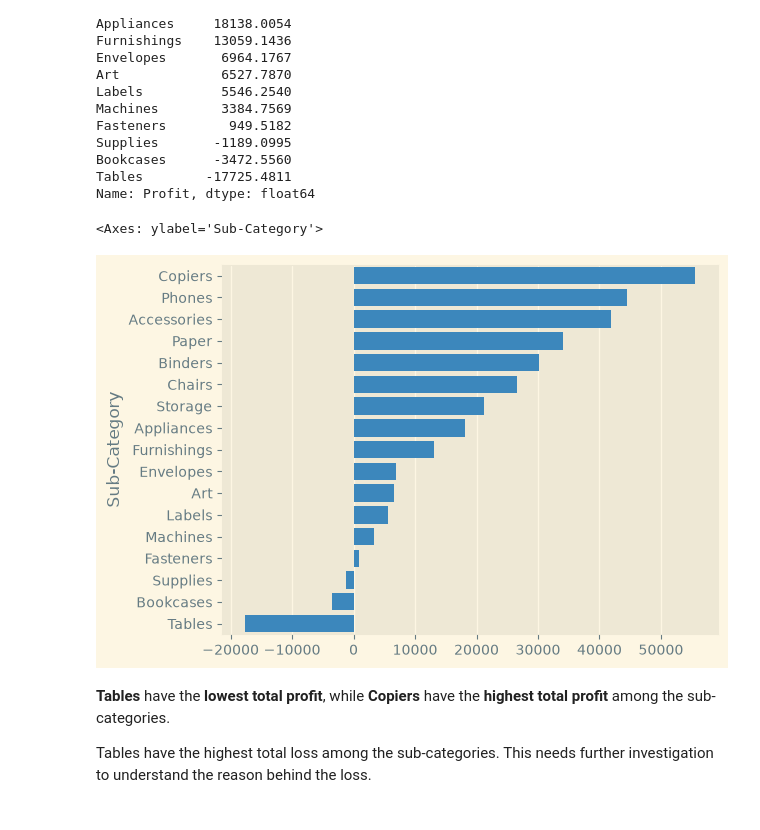
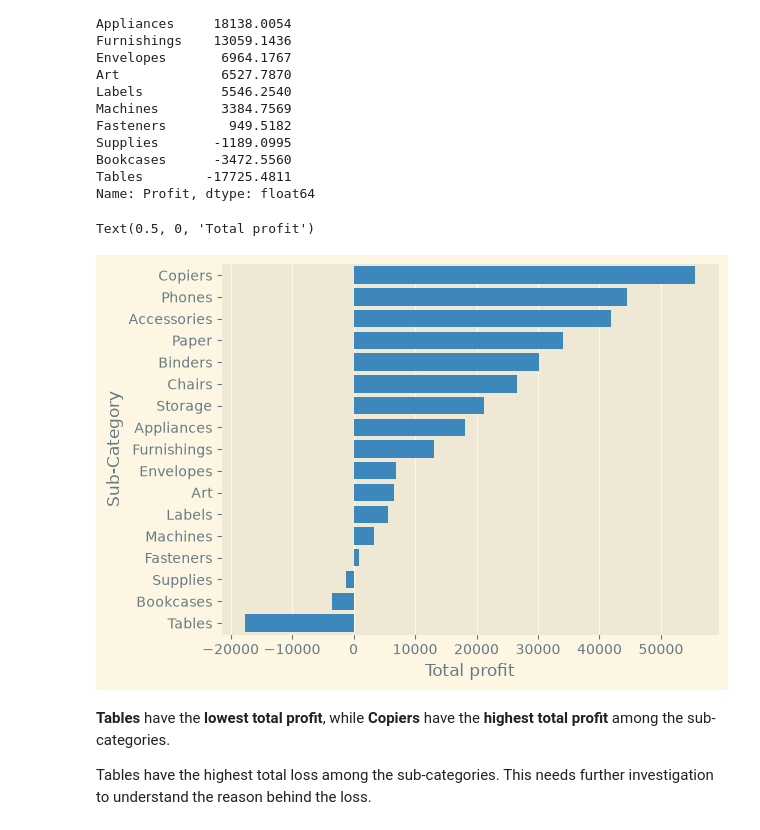
Before and after one commit to Tfdymn/EDA-superstore_project, a Jupyter notebook: notebooks/EDA.ipynb, the cells around one changed output. Drawn from its saved outputs; the diff is of its cells as text; code cells hidden in the pictures.

Commit message:
Update Analysis and visualization

```diff
--- a/notebooks/EDA.ipynb
+++ b/notebooks/EDA.ipynb
@@ -439,9 +439,10 @@ Tables        -17725.4811
 Name: Profit, dtype: float64
 # %%
 sns.barplot(x = subcategorical_value.values, y= subcategorical_value.index)
+plt.xlabel('Total profit')
 # %% [output]
-<Axes: ylabel='Sub-Category'>
+Text(0.5, 0, 'Total profit')
-[figure, old version]
+[figure, new version]
 # %% [markdown]
 **Tables** have the **lowest total profit**, while **Copiers** have the **highest total profit** among the sub-categories.
 
```
